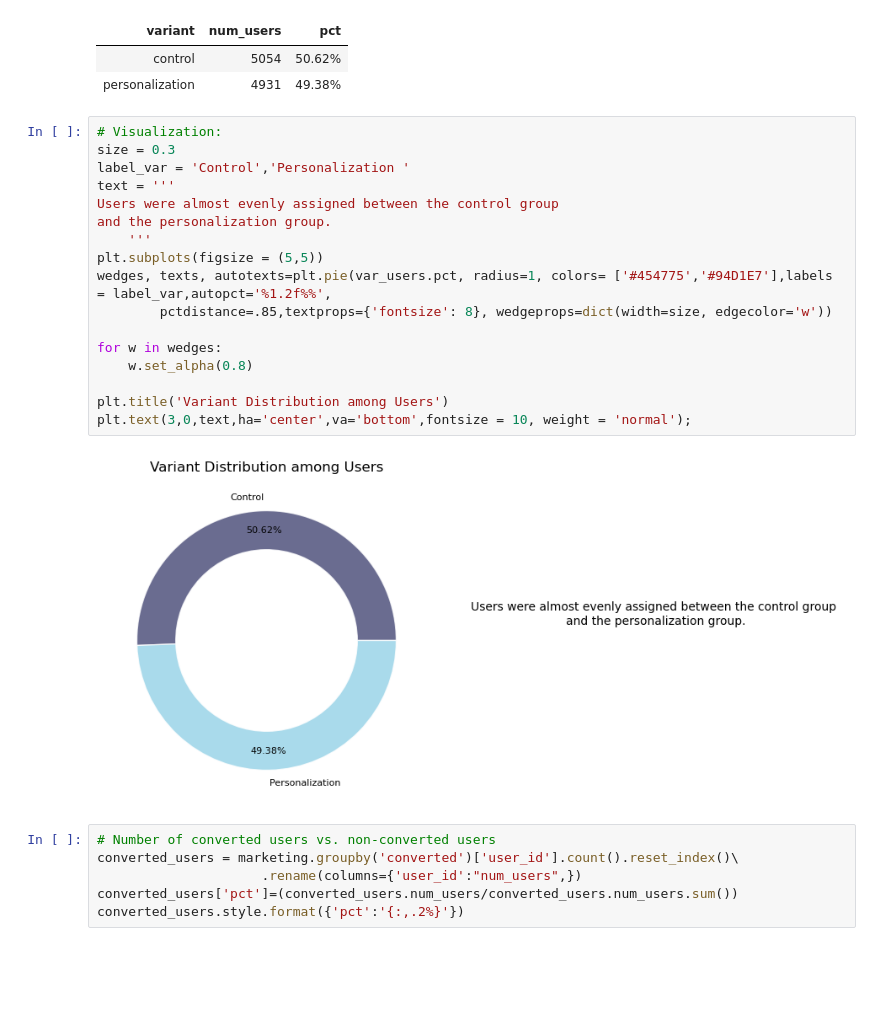
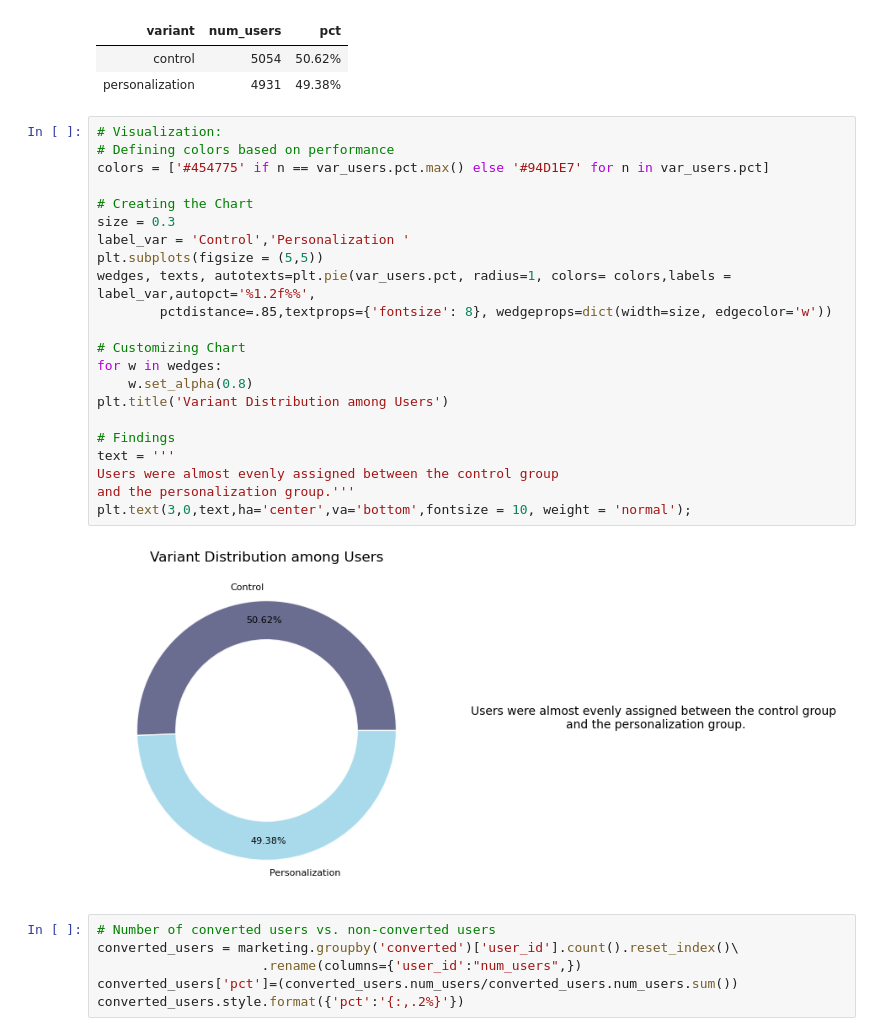
Before and after one commit to hend-a-ghafour/Analyzing_Marketing_Campaigns, a Jupyter notebook: Analyzing_Marketing_Campaigns.ipynb, the cells around one changed output. Drawn from its saved outputs; the diff is of its cells as text; blank space fills up the shorter version.

```diff
--- a/Analyzing_Marketing_Campaigns.ipynb
+++ b/Analyzing_Marketing_Campaigns.ipynb
@@ -448,23 +468,28 @@ var_users.style.hide().format({'pct':'{:,.2%}'})
 | personalization | 4931 | 49.38% |
 # %%
 # Visualization:
+# Defining colors based on performance
+colors = ['#454775' if n == var_users.pct.max() else '#94D1E7' for n in var_users.pct]
+
+# Creating the Chart
 size = 0.3
 label_var = 'Control','Personalization '
+plt.subplots(figsize = (5,5))
+wedges, texts, autotexts=plt.pie(var_users.pct, radius=1, colors= colors,labels = label_var,autopct='%1.2f%%',
+        pctdistance=.85,textprops={'fontsize': 8}, wedgeprops=dict(width=size, edgecolor='w'))
+
+# Customizing Chart
+for w in wedges:
+    w.set_alpha(0.8)
+plt.title('Variant Distribution among Users')
+
+# Findings
 text = '''
 Users were almost evenly assigned between the control group
-and the personalization group.
-    '''
-plt.subplots(figsize = (5,5))
-wedges, texts, autotexts=plt.pie(var_users.pct, radius=1, colors= ['#454775','#94D1E7'],labels = label_var,autopct='%1.2f%%',
-        pctdistance=.85,textprops={'fontsize': 8}, wedgeprops=dict(width=size, edgecolor='w'))
-
-for w in wedges:
-    w.set_alpha(0.8)
-
-plt.title('Variant Distribution among Users')
+and the personalization group.'''
 plt.text(3,0,text,ha='center',va='bottom',fontsize = 10, weight = 'normal');
 # %% [output]
-[figure, old version]
+[figure, new version]
 # %%
 # Number of converted users vs. non-converted users
 converted_users = marketing.groupby('converted')['user_id'].count().reset_index()\
```
Also changed, not shown: parts of 12 cells of this notebook.
